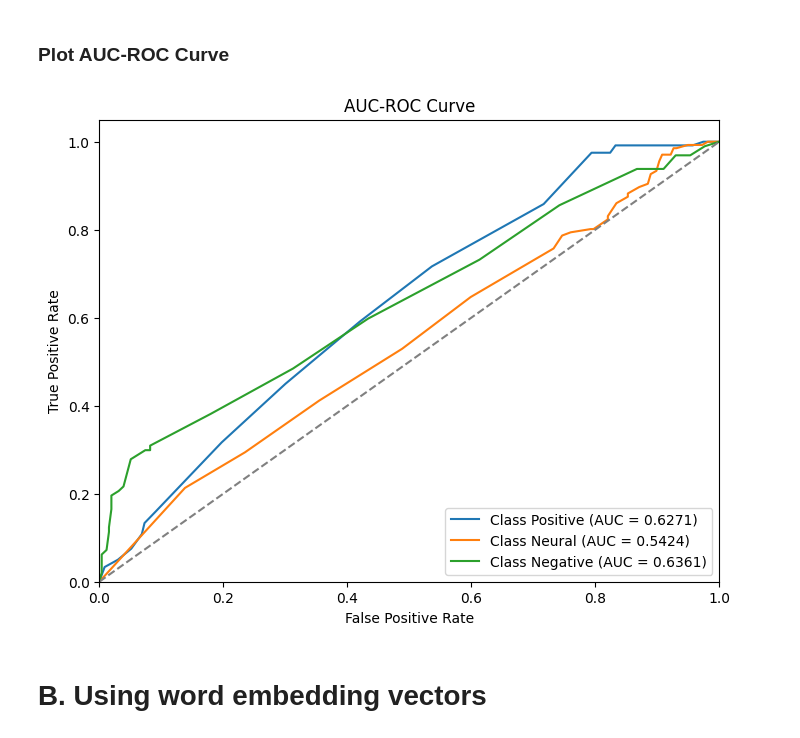
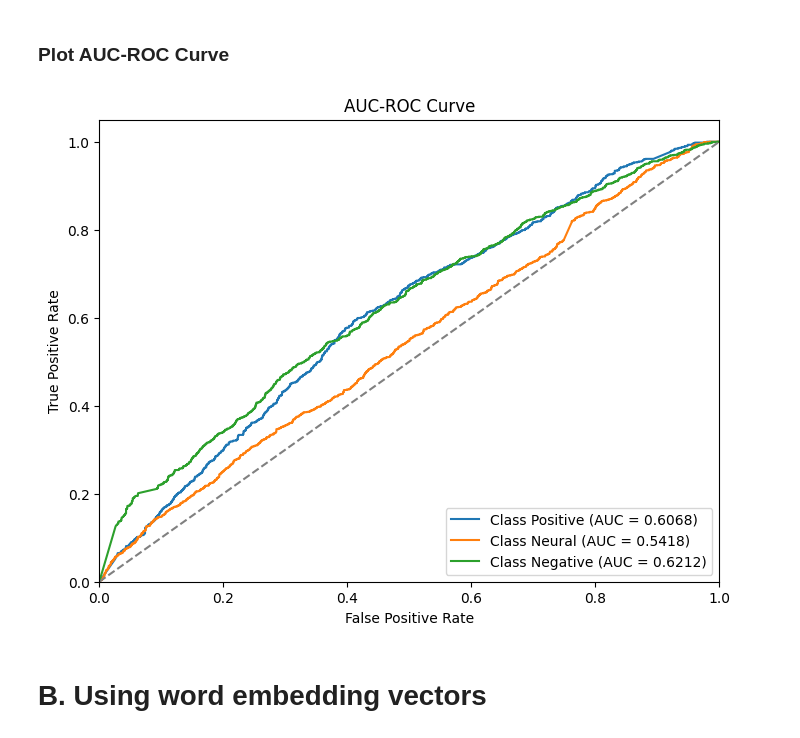
Before and after one commit to quochieu586/ML_capybara, a Jupyter notebook: src/models/naive_bayes_model/bayesian_model.ipynb, the cells around one changed output. Drawn from its saved outputs; the diff is of its cells as text; code cells hidden in the pictures.

```diff
--- a/src/models/naive_bayes_model/bayesian_model.ipynb
+++ b/src/models/naive_bayes_model/bayesian_model.ipynb
@@ -133,7 +139,7 @@ Accuracy score:  0.522354272778721
 # %%
 pca = PCA()
 
-pca.fit_by_amount_of_variance(X_train, threshold=0.5)
+pca.fit_by_amount_of_variance(X_train, threshold=0.6)
 X_train_pca = pca.transform(X_train)
 X_test_pca = pca.transform(X_test)
 
@@ -264,7 +257,7 @@ max_features, max_grams, pca_threshold = study.best_params.values()
 print(f"max_features: {max_features}, max_grams: {max_grams} and NB var smoothing: {pca_threshold}")
 
 nb_model = GaussianNB()
-tfidf_vectorizer = TfidfVectorizer(ngram_range=(1, max_grams), max_features=max_grams)
+tfidf_vectorizer = TfidfVectorizer(ngram_range=(1, max_grams), max_features=max_features)
 scaler = StandardScaler(with_mean=False)
 pca = PCA()
 
@@ -301,11 +299,11 @@ F1 score:  0.38683111503463263
 # %% [markdown]
 ### Plot AUC-ROC Curve
 # %%
-y_pred_prob = model.predict_proba(X_test)
+y_pred_prob = nb_model.predict_proba(X_test_pca)
 
 plot_roc_auc(y_test, y_pred_prob, classes=["Positive", "Neural", "Negative"])
 # %% [output]
-[figure, old version]
+[figure, new version]
 # %% [markdown]
 # B. Using word embedding vectors
 # %%
```
Also changed, not shown: parts of 16 cells of this notebook, 1 other file.
